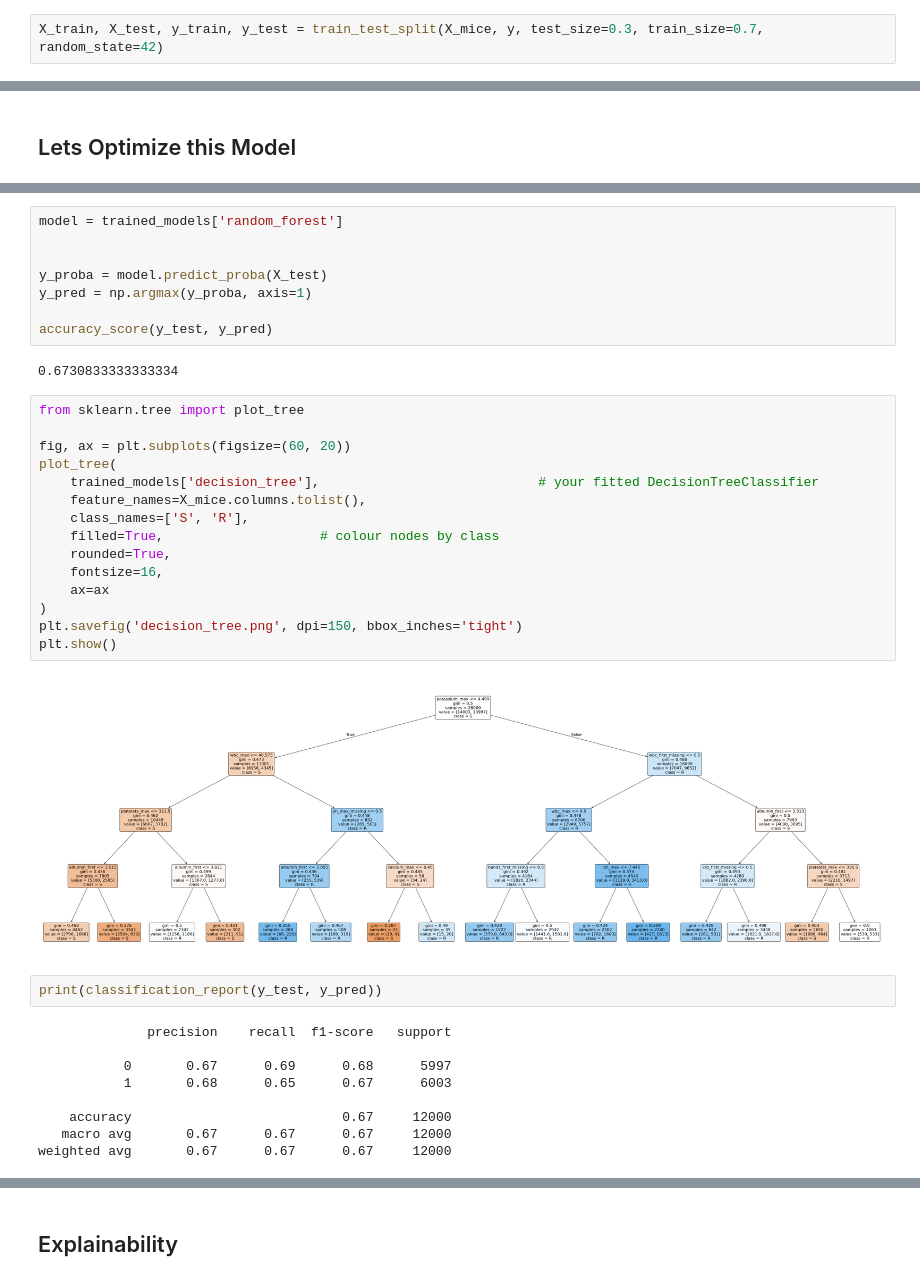
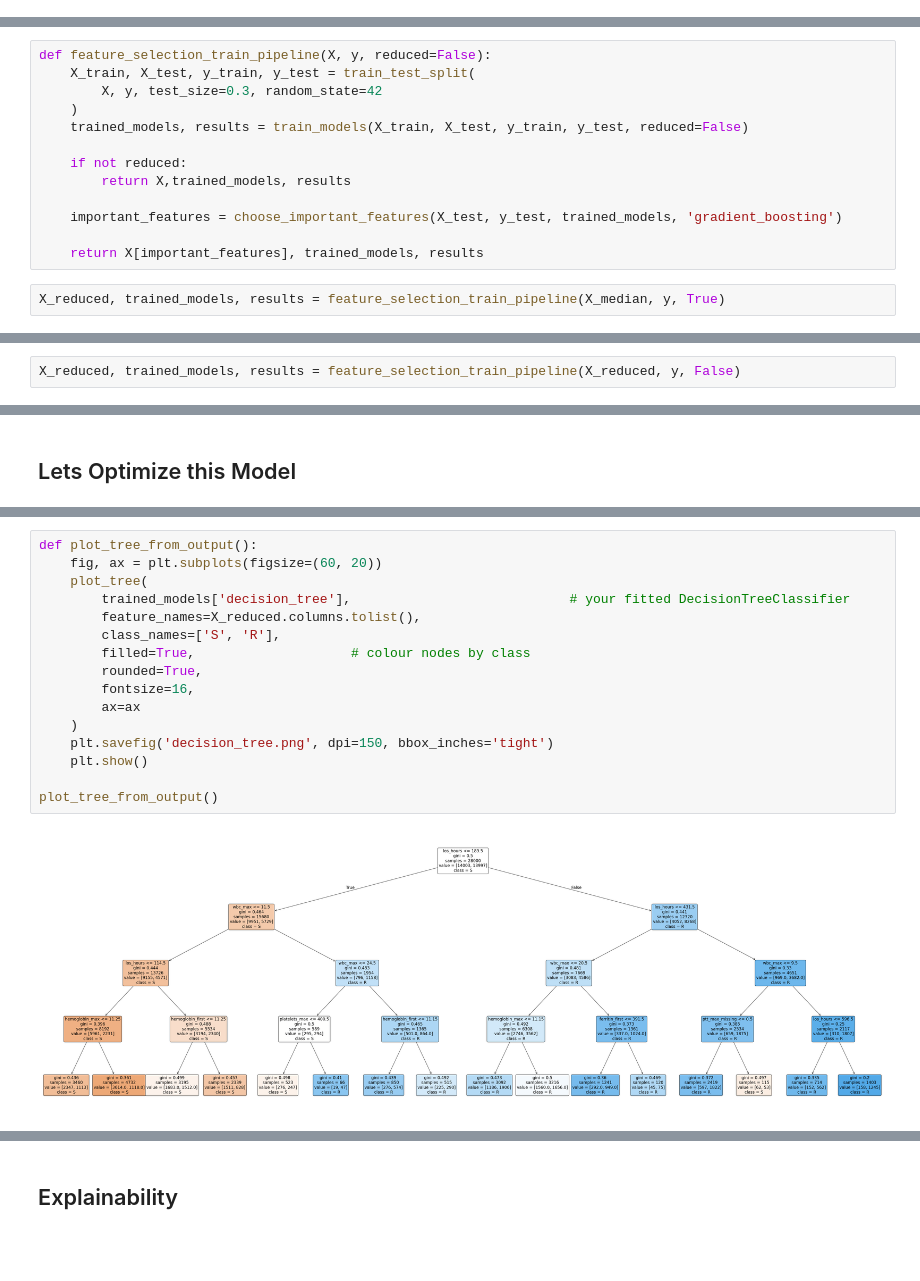
Before and after one commit to matekenya/amr-xai, a Jupyter notebook: amr_xai.ipynb, the cells around one changed output, grey strips where cells are left out. Saved outputs shown, nothing was run; the diff lists cells and outputs as text; blank space fills up the shorter version.

```diff
--- a/amr_xai.ipynb
+++ b/amr_xai.ipynb
@@ -25,3 +28 @@ X_mice = pd.read_csv('data/features_imputed_mice.csv').iloc[:, 3:]
 y = pd.read_csv('data/target.csv').iloc[:, 1:]
-# %%
-X_train, X_test, y_train, y_test = train_test_split(X_mice, y, test_size=0.3, train_size=0.7, random_state=42)
@@ -85,0 +125,15 @@ Please also refer to the documentation for alternative solver options:
+# %%
+def feature_selection_train_pipeline(X, y, reduced=False):
+    X_train, X_test, y_train, y_test = train_test_split(
+        X, y, test_size=0.3, random_state=42
+    )
+    trained_models, results = train_models(X_train, X_test, y_train, y_test, reduced=False)
+
+    if not reduced:
+        return X,trained_models, results
+
+    important_features = choose_important_features(X_test, y_test, trained_models, 'gradient_boosting')
+
+    return X[important_features], trained_models, results
+# %%
+X_reduced, trained_models, results = feature_selection_train_pipeline(X_median, y, True)
@@ -85,0 +154,2 @@ Please also refer to the documentation for alternative solver options:
+# %%
+X_reduced, trained_models, results = feature_selection_train_pipeline(X_reduced, y, False)
@@ -94,39 +178,19 @@ trained_models
  'gradient_boosting': GradientBoostingClassifier()}
-# %%
-model = trained_models['random_forest']
-
-
-y_proba = model.predict_proba(X_test)
-y_pred = np.argmax(y_proba, axis=1)
-
-accuracy_score(y_test, y_pred)
-# %% [output]
-0.6730833333333334
 # %%
-from sklearn.tree import plot_tree
+def plot_tree_from_output():
+    fig, ax = plt.subplots(figsize=(60, 20))
+    plot_tree(
+        trained_models['decision_tree'],                            # your fitted DecisionTreeClassifier
+        feature_names=X_reduced.columns.tolist(),
+        class_names=['S', 'R'],
+        filled=True,                    # colour nodes by class
+        rounded=True,
+        fontsize=16,
+        ax=ax
+    )
+    plt.savefig('decision_tree.png', dpi=150, bbox_inches='tight')
+    plt.show()
 
-fig, ax = plt.subplots(figsize=(60, 20))
-plot_tree(
-    trained_models['decision_tree'],                            # your fitted DecisionTreeClassifier
-    feature_names=X_mice.columns.tolist(),
-    class_names=['S', 'R'],
-    filled=True,                    # colour nodes by class
-    rounded=True,
-    fontsize=16,
-    ax=ax
-)
-plt.savefig('decision_tree.png', dpi=150, bbox_inches='tight')
-plt.show()
+plot_tree_from_output()
 # %% [output]
-[figure, old version]
+[figure, new version]
-# %%
-print(classification_report(y_test, y_pred))
-# %% [output]
-              precision    recall  f1-score   support
-
-           0       0.67      0.69      0.68      5997
-           1       0.68      0.65      0.67      6003
-
-    accuracy                           0.67     12000
-   macro avg       0.67      0.67      0.67     12000
-weighted avg       0.67      0.67      0.67     12000
```
Also changed, not shown: parts of 30 cells of this notebook, 3 other files.
